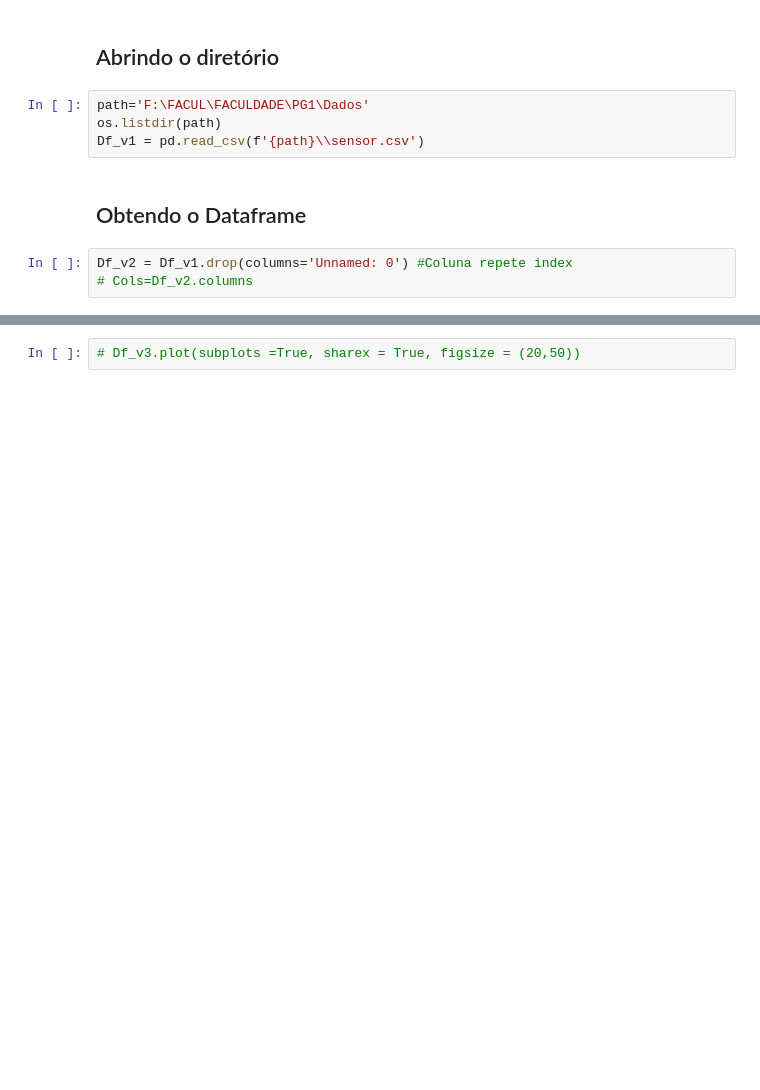
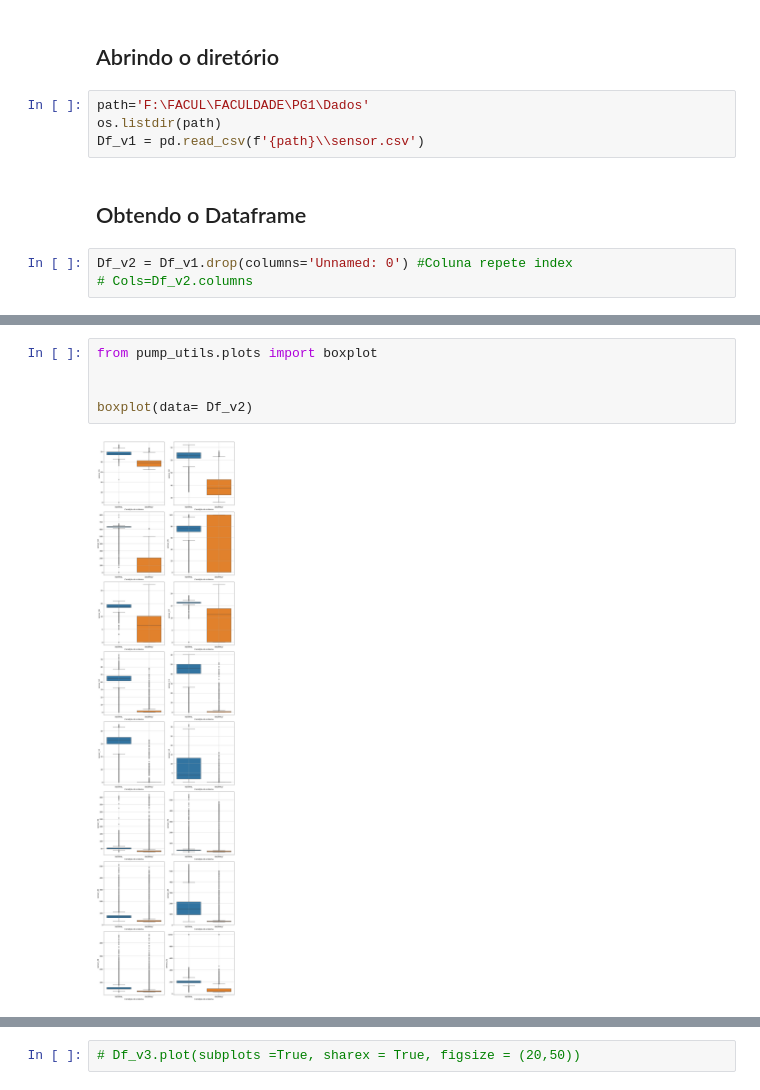
Before and after one commit to JordanAmorim/Predictive_Maintenance_in_Transfer_Pump_with_ML, a Jupyter notebook: ExtractionData.ipynb, the cells around one changed output, grey strips where cells are left out. Drawn from its saved outputs; the diff is of its cells as text; blank space fills up the shorter version.

```diff
--- a/ExtractionData.ipynb
+++ b/ExtractionData.ipynb
@@ -73,0 +164,7 @@ plots.boxplot(Df_v3, sensors=[f'sensor_{i}' for i in ['00', '02', '05', '27']])
+# %%
+from pump_utils.plots import boxplot
+
+
+boxplot(data= Df_v2)
+# %% [output]
+[figure, added]
```
Also changed, not shown: parts of 114 cells of this notebook.
